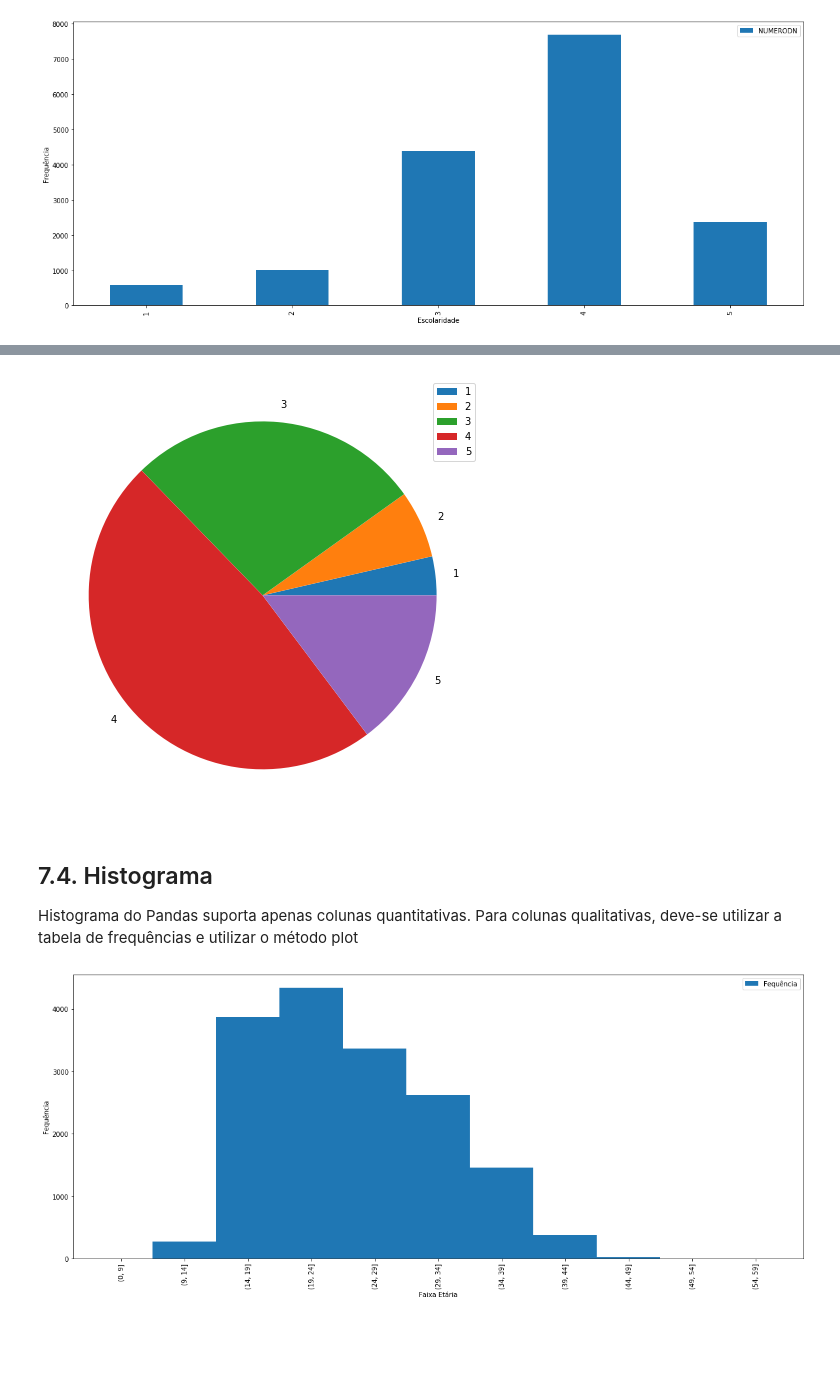
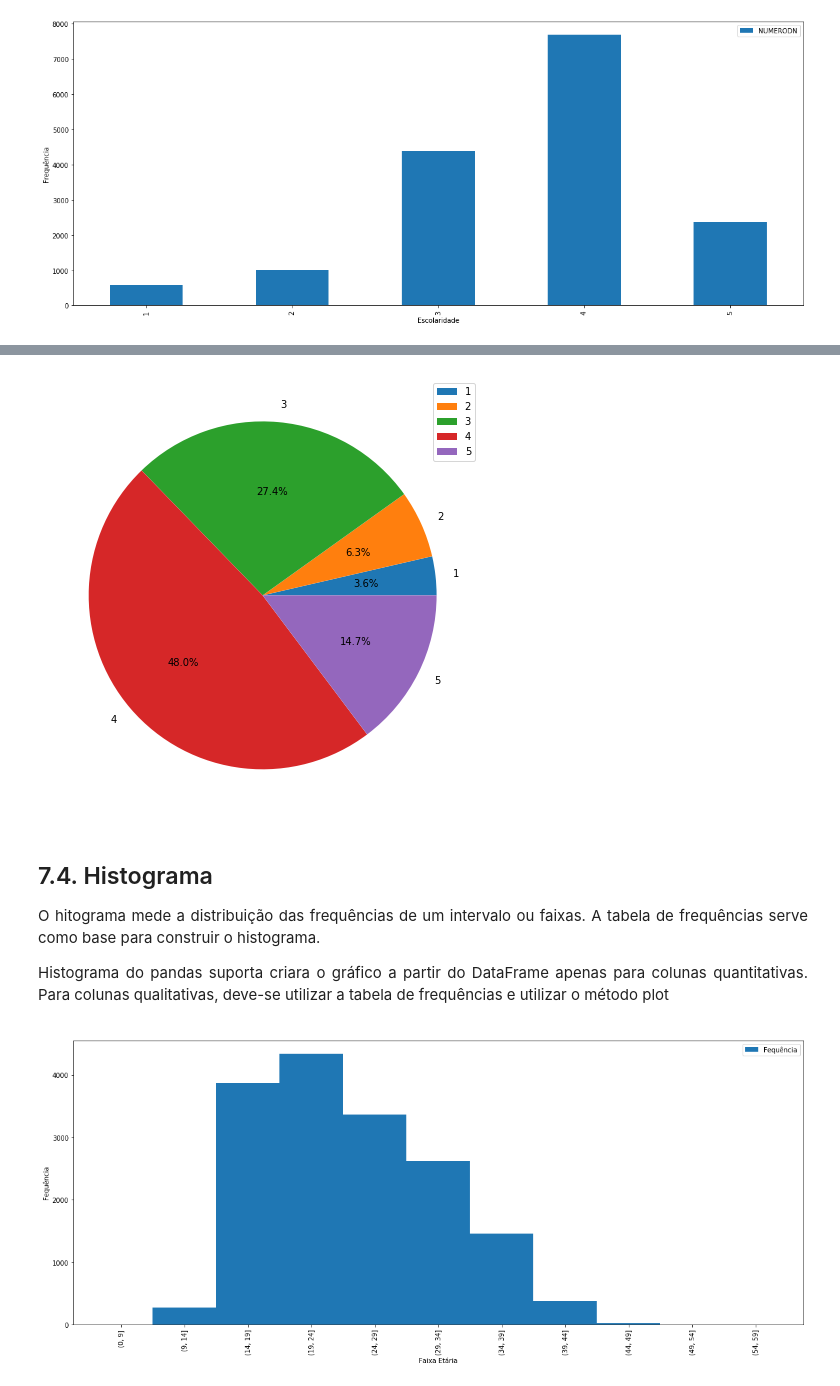
Before and after one commit to fesousa/analise-exploratoria-health-datascience, a Jupyter notebook: analise_explotatoria.ipynb, the cells around one changed output, grey strips where cells are left out. Drawn from its saved outputs; the diff is of its cells as text; code cells hidden in the pictures; blank space fills up the shorter version.

```diff
--- a/analise_explotatoria.ipynb
+++ b/analise_explotatoria.ipynb
@@ -2292,13 +2308,19 @@ r = barras.set(xlabel='Escolaridade', ylabel='Frequência')
 # %%
 #@title **Gráfico de Pizza para a escolaridade** { vertical-output: true, form-width: "60%" }
 grupo = escolaridade.groupby(by='ESCMAE').count()
-pizza = grupo[['NUMERODN']].plot(y='NUMERODN',  kind='pie', figsize=(20,8))
+pizza = grupo[['NUMERODN']].plot(y='NUMERODN',  kind='pie', autopct='%1.1f%%', figsize=(20,8))
 r = pizza.set(xlabel='', ylabel='')
 # %% [output]
-[figure, old version]
+[figure, new version]
 # %% [markdown]
 ## 7.4. Histograma
 
-Histograma do Pandas suporta apenas colunas quantitativas. Para colunas qualitativas, deve-se utilizar a tabela de frequências e utilizar o método plot
+<div align='justify'>
+
+O hitograma mede a distribuição das frequências de um intervalo ou faixas. A tabela de frequências serve como base para construir o histograma.
+
+Histograma do pandas suporta criara o gráfico a partir do DataFrame apenas para colunas quantitativas. Para colunas qualitativas, deve-se utilizar a tabela de frequências e utilizar o método plot
+
+</div>
 # %%
 #@title **Histograma de Faixa Etária** { vertical-output: true, form-width: "60%" }
```
Also changed, not shown: parts of 136 cells of this notebook, 2 other files.
